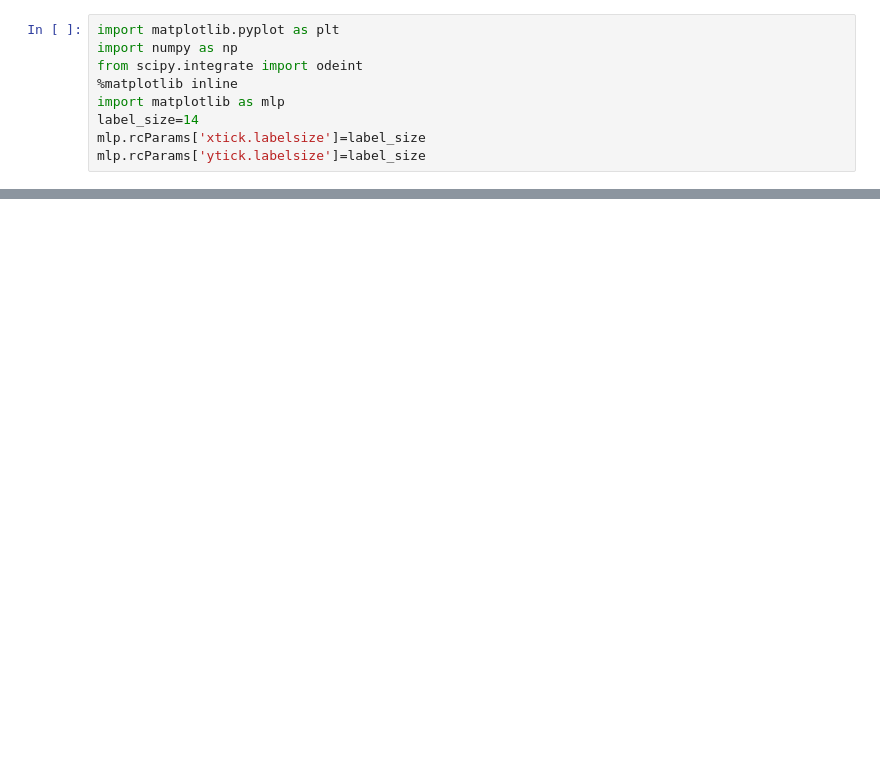
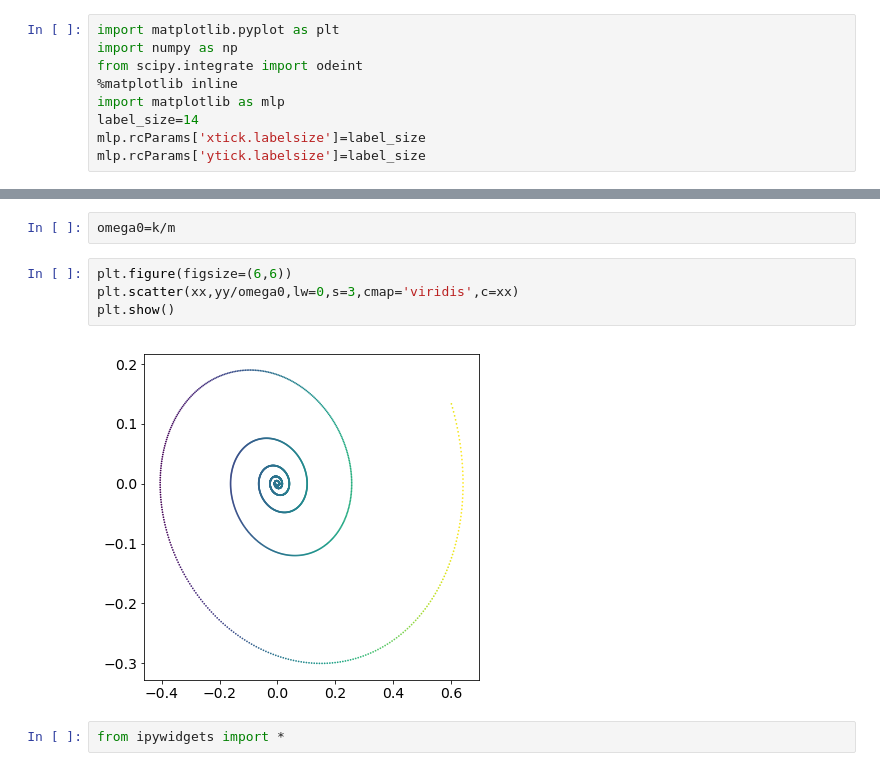
Before and after one commit to ramirezdiana/SimulacionMatematica2017, a Jupyter notebook: Clase5_OsciladorAmortiguado.ipynb, the cells around one changed output, grey strips where cells are left out. Saved outputs shown, nothing was run; the diff lists cells and outputs as text; blank space fills up the shorter version.

```diff
--- a/Clase5_OsciladorAmortiguado.ipynb
+++ b/Clase5_OsciladorAmortiguado.ipynb
@@ -33,0 +34,10 @@ plt.show()
+# %%
+omega0=k/m
+# %%
+plt.figure(figsize=(6,6))
+plt.scatter(xx,yy/omega0,lw=0,s=3,cmap='viridis',c=xx)
+plt.show()
+# %% [output]
+[figure, added]
+# %%
+from ipywidgets import *
```
Also changed, not shown: parts of 6 cells of this notebook.
